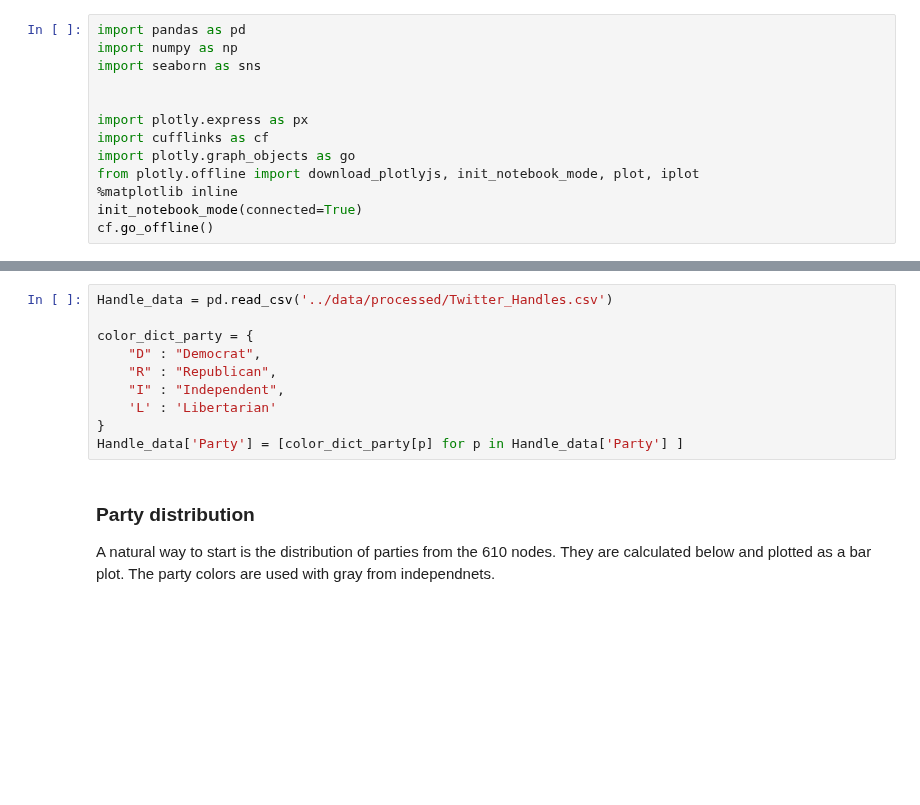
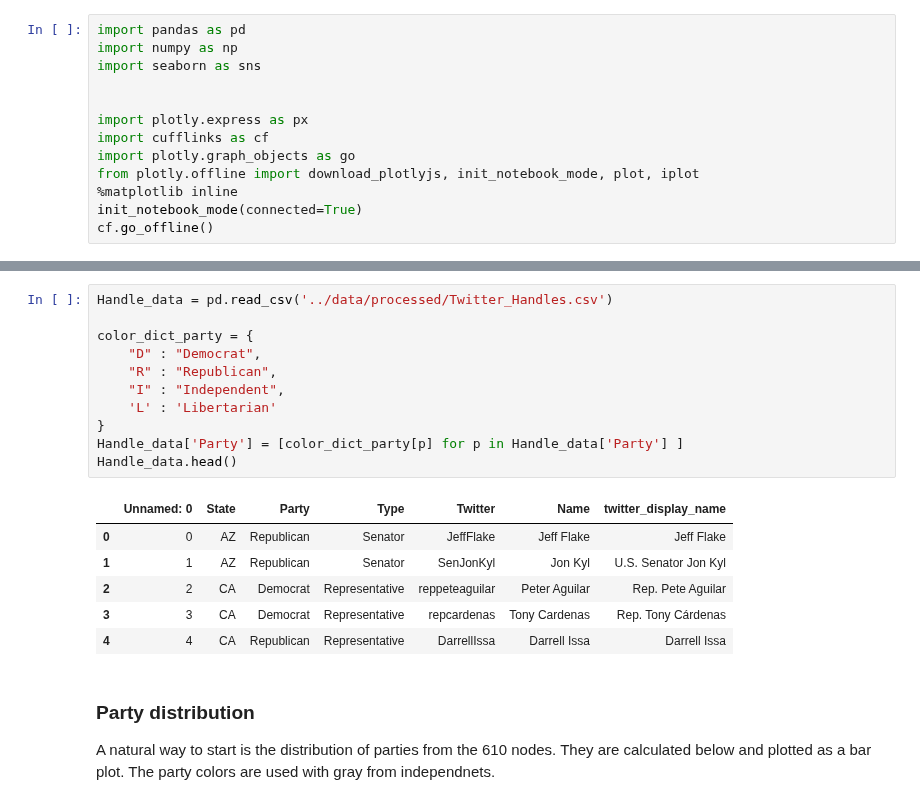
Before and after one commit to idariis/Social-Graphs-Project-E20, a Jupyter notebook: Notebooks/basic_stats.ipynb, the cells around one changed output, grey strips where cells are left out. Cells and saved outputs as stored; diff of their text form; blank space fills up the shorter version.

```diff
--- a/Notebooks/basic_stats.ipynb
+++ b/Notebooks/basic_stats.ipynb
@@ -33,13 +30,21 @@ cf.go_offline()
 # %%
 Handle_data = pd.read_csv('../data/processed/Twitter_Handles.csv')
 
 color_dict_party = {
     "D" : "Democrat",
     "R" : "Republican",
     "I" : "Independent",
     'L' : 'Libertarian'
 }
 Handle_data['Party'] = [color_dict_party[p] for p in Handle_data['Party'] ]
+Handle_data.head()
+# %% [output]
+|  | Unnamed: 0 | State | Party | Type | Twitter | Name | twitter_display_name |
+| 0 | 0 | AZ | Republican | Senator | JeffFlake | Jeff Flake | Jeff Flake |
+| 1 | 1 | AZ | Republican | Senator | SenJonKyl | Jon Kyl | U.S. Senator Jon Kyl |
+| 2 | 2 | CA | Democrat | Representative | reppeteaguilar | Peter Aguilar | Rep. Pete Aguilar |
+| 3 | 3 | CA | Democrat | Representative | repcardenas | Tony Cardenas | Rep. Tony Cárdenas |
+| 4 | 4 | CA | Republican | Representative | DarrellIssa | Darrell Issa | Darrell Issa |
 # %% [markdown]
 ### Party distribution
 
```
Also changed, not shown: parts of 24 cells of this notebook, 4 other files.
